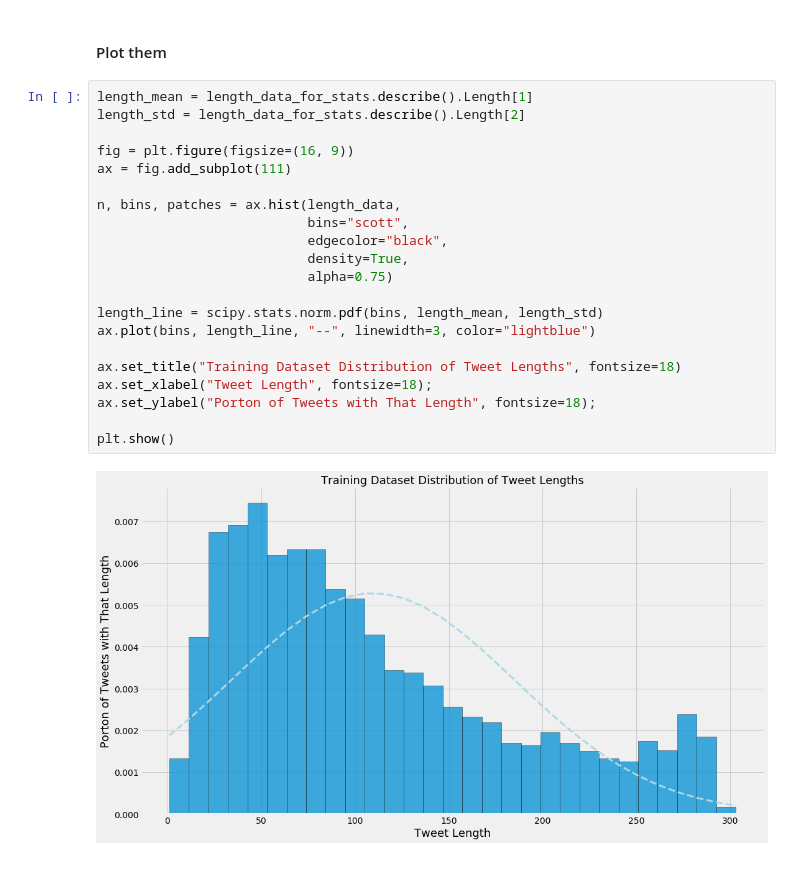
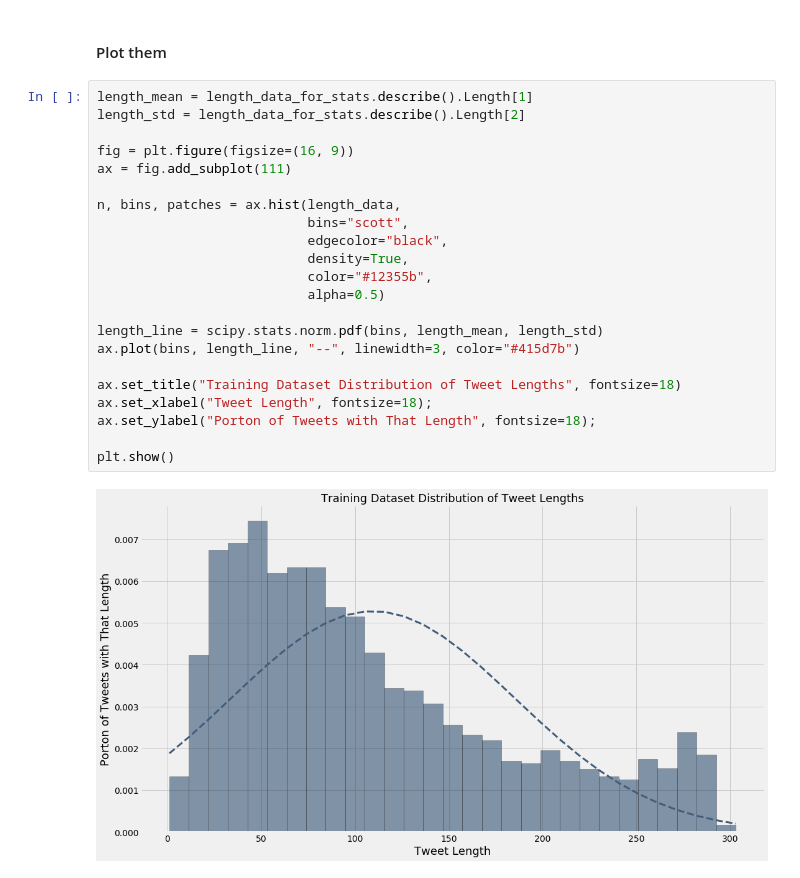
Before and after one commit to segalgouldn/Senior-Project-Subtweets, a Jupyter notebook: development/classifier_creator.ipynb, the cells around one changed output. Cells and saved outputs as stored; diff of their text form.

```diff
--- a/development/classifier_creator.ipynb
+++ b/development/classifier_creator.ipynb
@@ -811,26 +769,27 @@ unique_words_data_for_stats.describe()
 # %%
 length_mean = length_data_for_stats.describe().Length[1]
 length_std = length_data_for_stats.describe().Length[2]
 
 fig = plt.figure(figsize=(16, 9))
 ax = fig.add_subplot(111)
 
 n, bins, patches = ax.hist(length_data,
                            bins="scott",
                            edgecolor="black",
                            density=True,
-                           alpha=0.75)
+                           color="#12355b",
+                           alpha=0.5)
 
 length_line = scipy.stats.norm.pdf(bins, length_mean, length_std)
-ax.plot(bins, length_line, "--", linewidth=3, color="lightblue")
+ax.plot(bins, length_line, "--", linewidth=3, color="#415d7b")
 
 ax.set_title("Training Dataset Distribution of Tweet Lengths", fontsize=18)
 ax.set_xlabel("Tweet Length", fontsize=18);
 ax.set_ylabel("Porton of Tweets with That Length", fontsize=18);
 
 plt.show()
 # %% [output]
-[figure, old version]
+[figure, new version]
 # %%
 punctuation_mean = punctuation_data_for_stats.describe().Punctuation[1]
 punctuation_std = punctuation_data_for_stats.describe().Punctuation[2]
```
Also changed, not shown: parts of 25 cells of this notebook, 29 other files.
